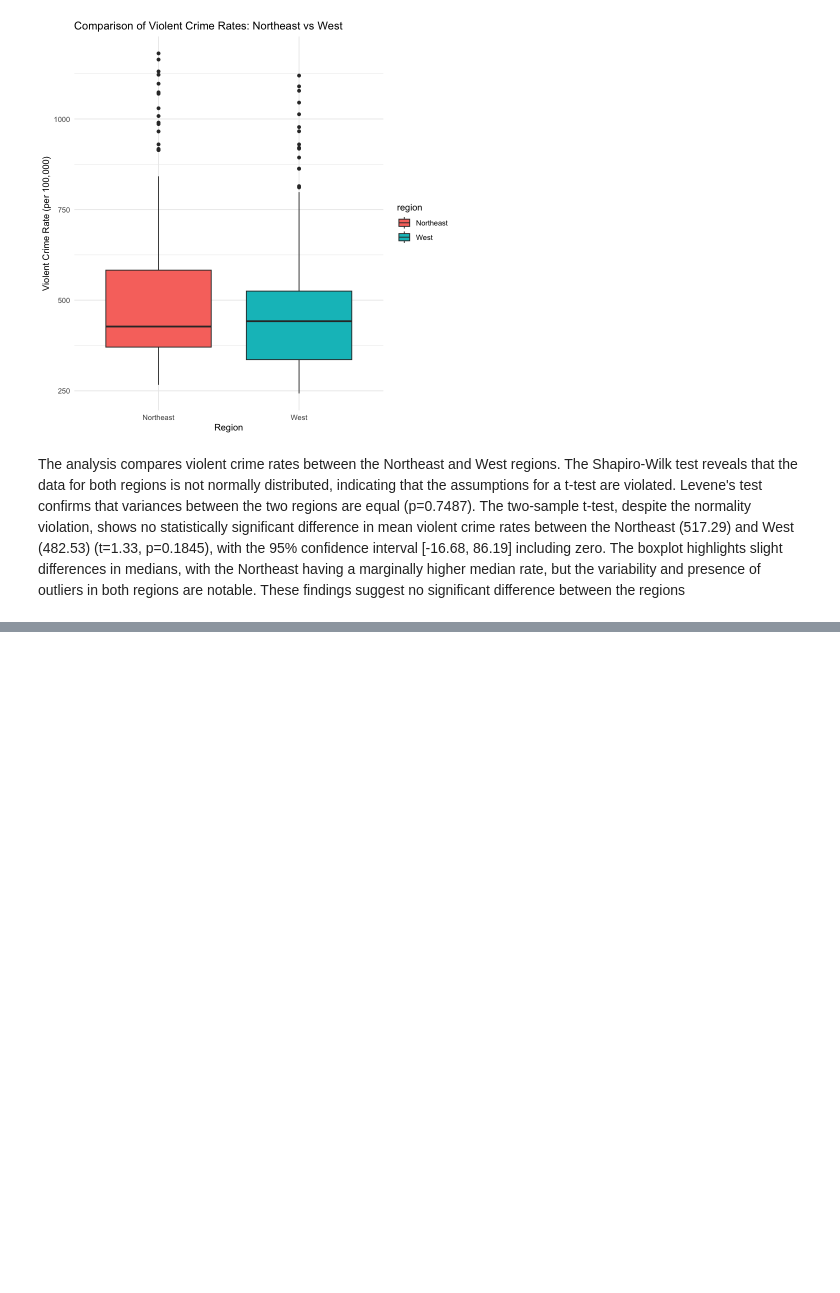
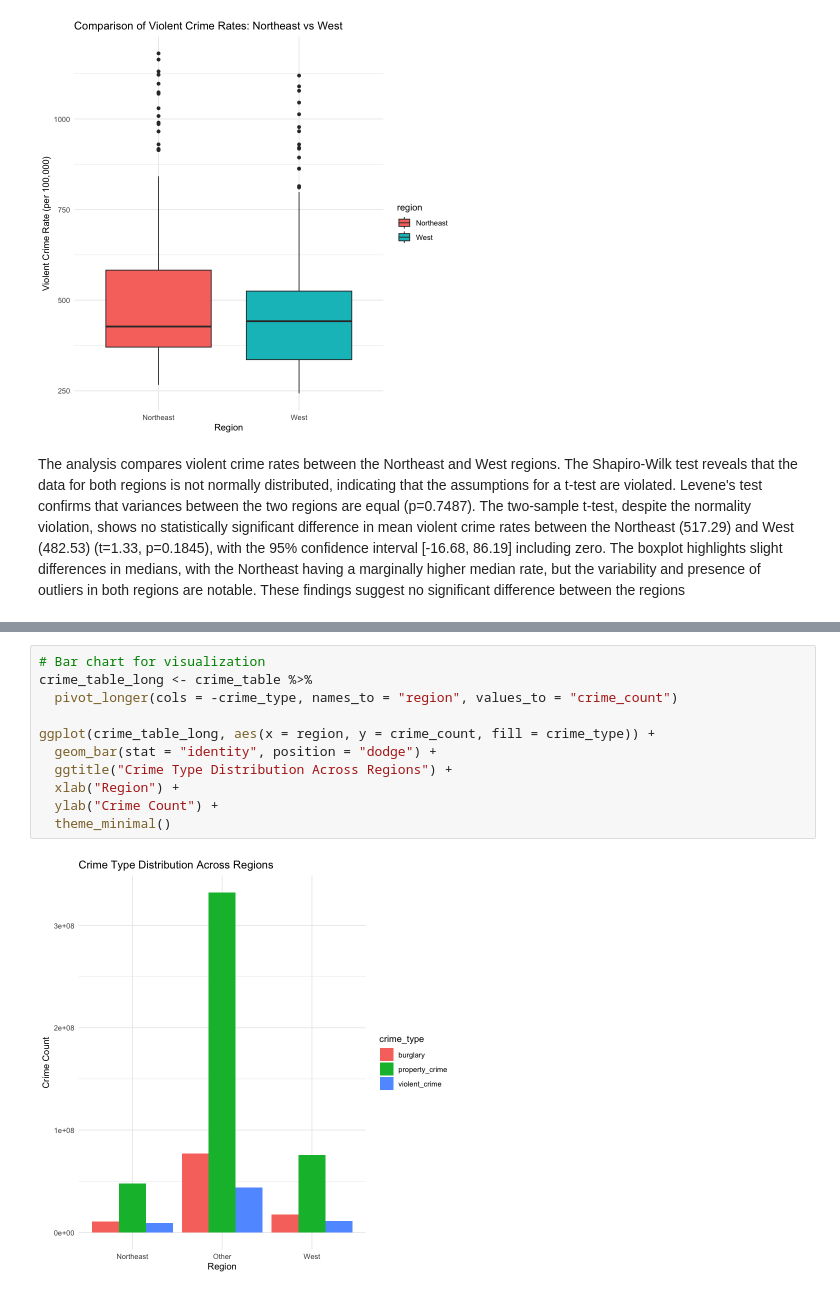
Before and after one commit to AkhilaAnnireddy/Crime-Data-Analysis, a Jupyter notebook: crime-data-analysis.ipynb, the cells around one changed output, grey strips where cells are left out. Saved outputs shown, nothing was run; the diff lists cells and outputs as text; blank space fills up the shorter version.

```diff
--- a/crime-data-analysis.ipynb
+++ b/crime-data-analysis.ipynb
@@ -1066,0 +1111,13 @@ The analysis compares violent crime rates between the Northeast and West regions
+# %%
+# Bar chart for visualization
+crime_table_long <- crime_table %>%
+  pivot_longer(cols = -crime_type, names_to = "region", values_to = "crime_count")
+
+ggplot(crime_table_long, aes(x = region, y = crime_count, fill = crime_type)) +
+  geom_bar(stat = "identity", position = "dodge") +
+  ggtitle("Crime Type Distribution Across Regions") +
+  xlab("Region") +
+  ylab("Crime Count") +
+  theme_minimal()
+# %% [output]
+[figure, added]
```
Also changed, not shown: parts of 4 cells of this notebook.
